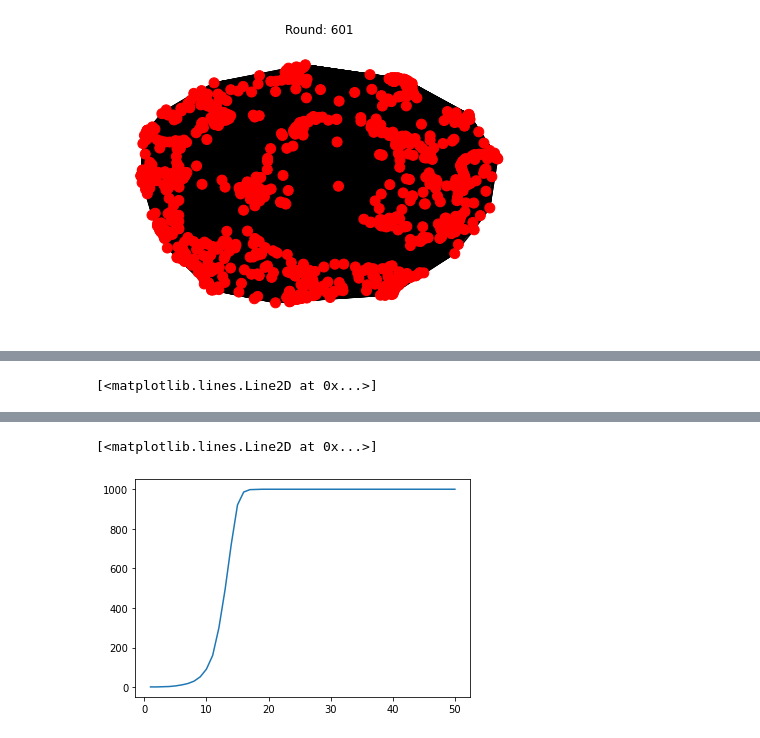
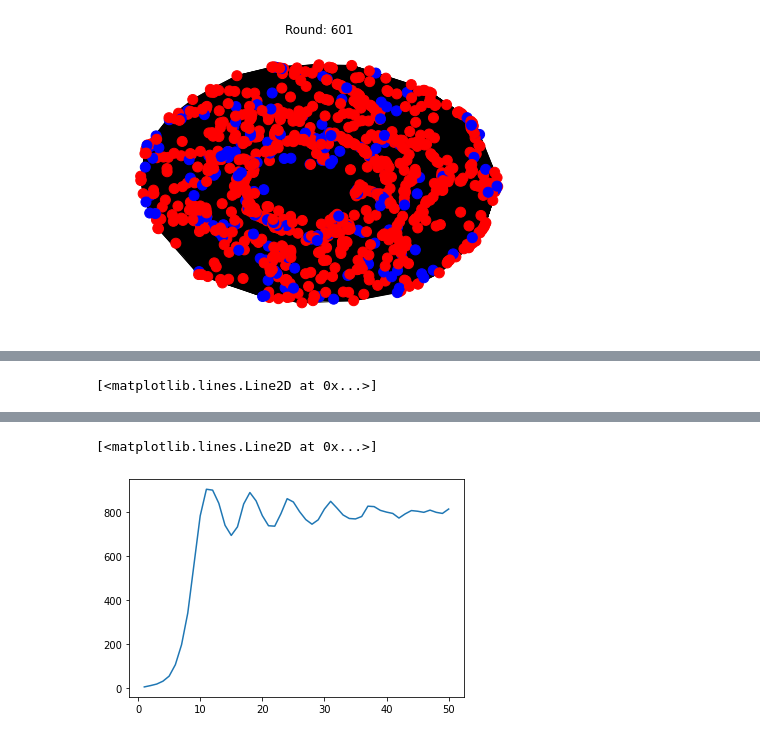
Before and after one commit to aSafarpoor/Short-Project, a Jupyter notebook: mini_project.ipynb, the cells around one changed output, grey strips where cells are left out. Cells and saved outputs as stored; diff of their text form; code cells hidden in the pictures.

```diff
--- a/mini_project.ipynb
+++ b/mini_project.ipynb
@@ -60,7 +60,7 @@ class MyGraph:
             self.rounds += 1
             self.nodes2 = np.copy(self.nodes)
             for i in range(self.n):
-                if self.nodes[i] > 1:
+                if self.nodes[i] >= 1:
                     self.nodes2[i] -=1
                 else:
                     if rand()>0.5:
@@ -78,7 +78,7 @@ class MyGraph:
             w = np.sum(self.nodes>0)
             self.rounds += 1
             for i in range(self.n):
-                if self.nodes[i] > 1:
+                if self.nodes[i] >= 1:
                     self.nodes2[i] -= 1
                 else:
                     z = i
@@ -156,15 +156,15 @@ plt.plot(list(range(1,1001)),y)
 graph = MyGraph(n = 1000,k = 5)
 graph.create_complete_graph()
 
-y = []
+yy = []
 for i in tqdm(range(1000)):
     graph.propagation_binary_complete(times=1)
-    y.append(np.sum(graph.nodes>0))
+    yy.append(np.sum(graph.nodes>0))
 
     if i%200 ==0:
         graph.show_simple_graph()
 
 graph.show_simple_graph()
 
-plt.plot(list(range(1,1001)),y)
+plt.plot(list(range(1,1001)),yy)
 # %% [output]
@@ -174 +174 @@ plt.plot(list(range(1,1001)),y)
-[figure, old version]
+[figure, new version]
@@ -179,5 +179,5 @@ plt.plot(list(range(1,1001)),y)
 # %%
-plt.plot(list(range(1,51)),y[:50])
+plt.plot(list(range(1,51)),yy[:50])
 # %% [output]
 [<matplotlib.lines.Line2D at 0x...>]
-[figure, old version]
+[figure, new version]
```
Also changed, not shown: parts of 5 cells of this notebook.
